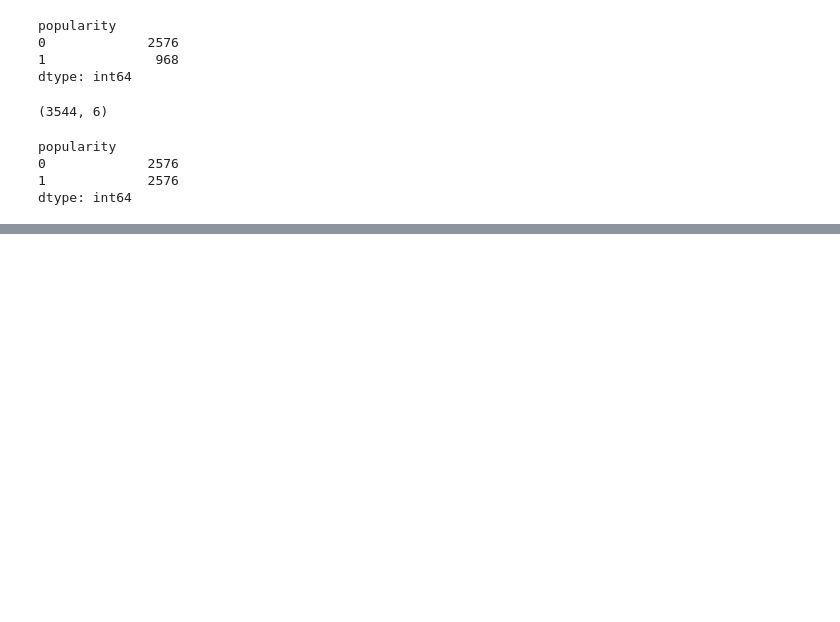
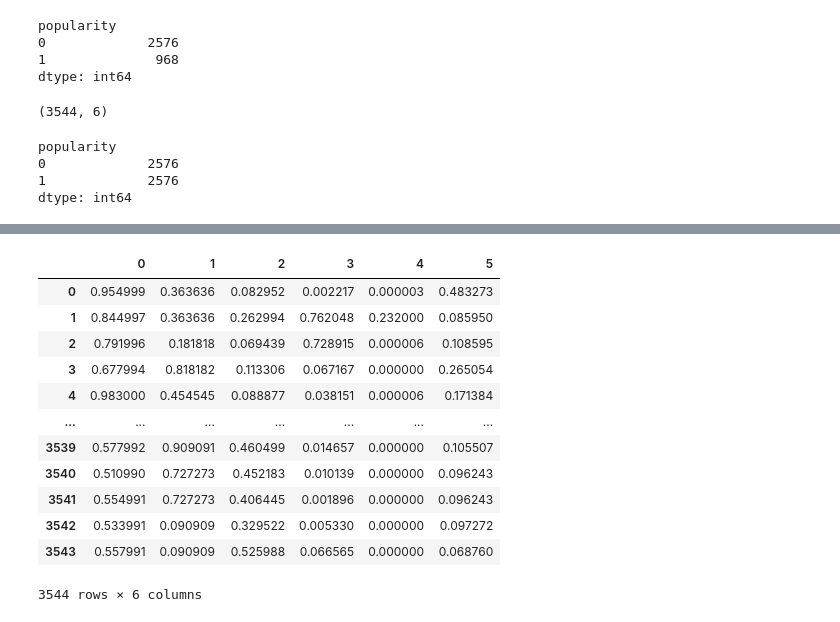
Before and after one commit to sir-cap/mid-bootcamp-project, a Jupyter notebook: Project2 - tiktok.ipynb, the cells around one changed output, grey strips where cells are left out. Saved outputs shown, nothing was run; the diff lists cells and outputs as text; code cells hidden in the pictures; blank space fills up the shorter version.

```diff
--- a/Project2 - tiktok.ipynb
+++ b/Project2 - tiktok.ipynb
@@ -665,0 +725,16 @@ kmodel.score(X_test,y_test)
+# %%
+X
+# %% [output]
+|  | 0 | 1 | 2 | 3 | 4 | 5 |
+| 0 | 0.954999 | 0.363636 | 0.082952 | 0.002217 | 0.000003 | 0.483273 |
+| 1 | 0.844997 | 0.363636 | 0.262994 | 0.762048 | 0.232000 | 0.085950 |
+| 2 | 0.791996 | 0.181818 | 0.069439 | 0.728915 | 0.000006 | 0.108595 |
+| 3 | 0.677994 | 0.818182 | 0.113306 | 0.067167 | 0.000000 | 0.265054 |
+| 4 | 0.983000 | 0.454545 | 0.088877 | 0.038151 | 0.000006 | 0.171384 |
+| ... | ... | ... | ... | ... | ... | ... |
+| 3539 | 0.577992 | 0.909091 | 0.460499 | 0.014657 | 0.000000 | 0.105507 |
+| 3540 | 0.510990 | 0.727273 | 0.452183 | 0.010139 | 0.000000 | 0.096243 |
+| 3541 | 0.554991 | 0.727273 | 0.406445 | 0.001896 | 0.000000 | 0.096243 |
+| 3542 | 0.533991 | 0.090909 | 0.329522 | 0.005330 | 0.000000 | 0.097272 |
+| 3543 | 0.557991 | 0.090909 | 0.525988 | 0.066565 | 0.000000 | 0.068760 |
+3544 rows × 6 columns
```
Also changed, not shown: parts of 21 cells of this notebook, 6 other files.
